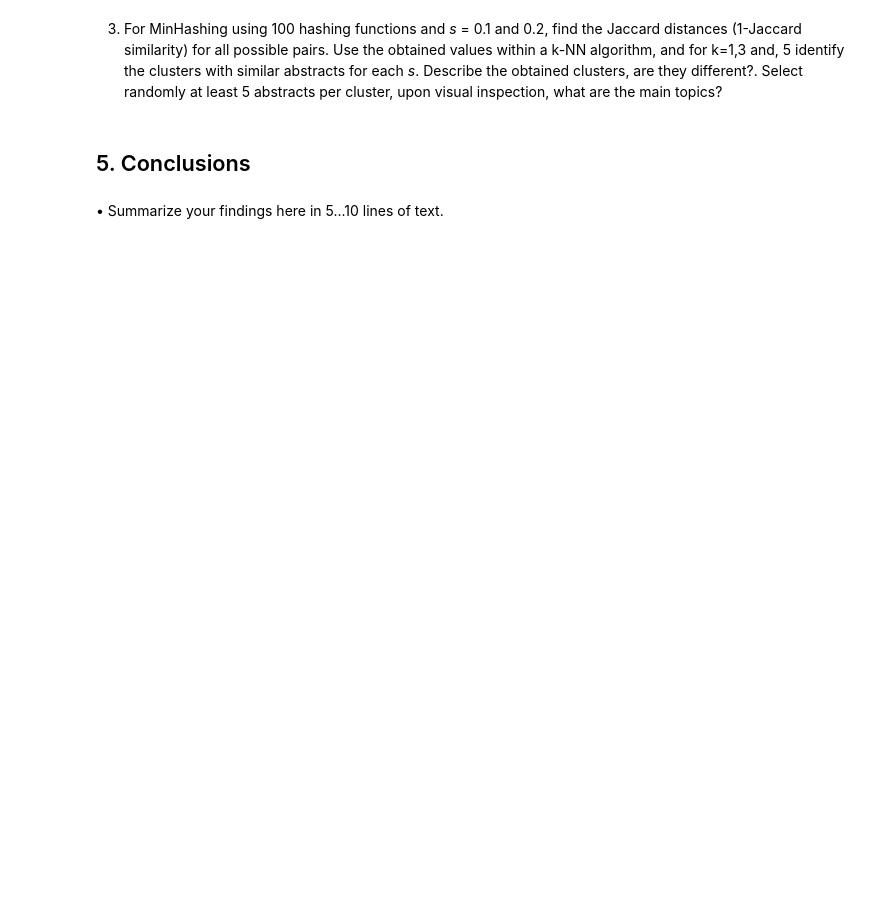
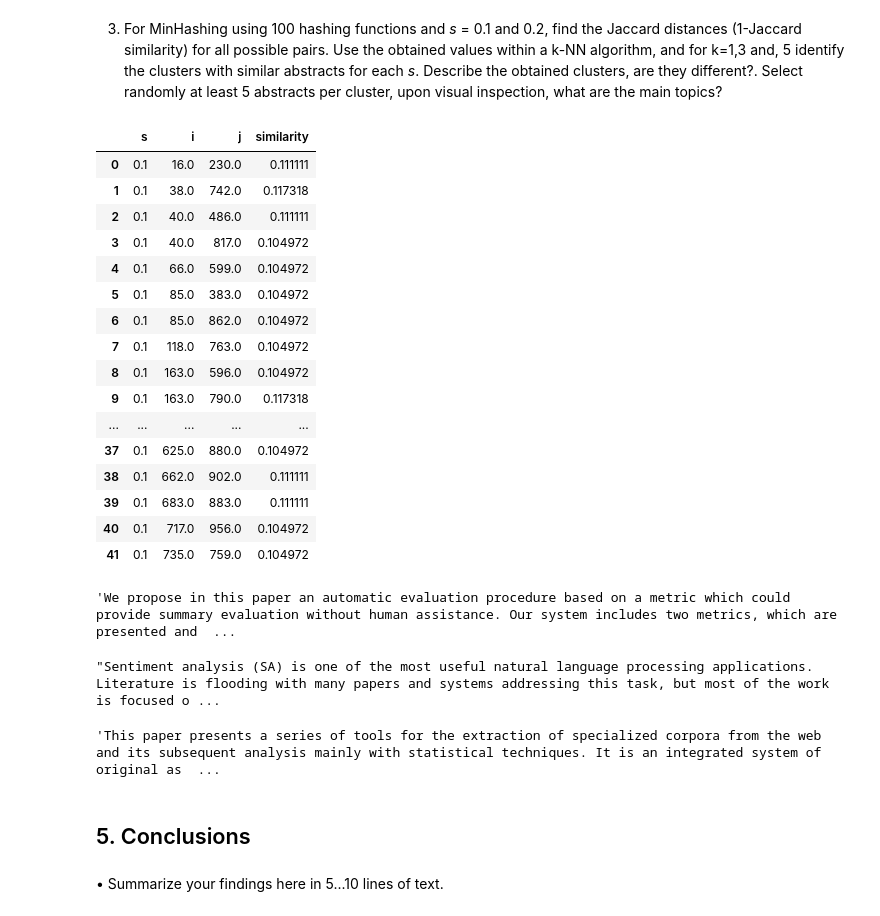
Before and after one commit to AlexTouvras/FindingSimilarItems, a Jupyter notebook: Mining_information.ipynb, the cells around one changed output. Saved outputs shown, nothing was run; the diff lists cells and outputs as text; code cells hidden in the pictures; blank space fills up the shorter version.

Commit message:
some progress on task 3, but not completed

```diff
--- a/Mining_information.ipynb
+++ b/Mining_information.ipynb
@@ -343,5 +484,37 @@ df_results_1
 # %% [markdown]
    3. For MinHashing using 100 hashing functions and *s* = 0.1 and 0.2,  find the Jaccard distances (1-Jaccard similarity) for all possible pairs. Use the obtained values within a k-NN algorithm, and for k=1,3 and, 5 identify the clusters with similar abstracts for each *s*. Describe the obtained clusters, are they different?. Select randomly at least 5 abstracts per cluster, upon visual inspection, what are the main topics?
+# %%
+df_results_3
+# %% [output]
+|  | s | i | j | similarity |
+| 0 | 0.1 | 16.0 | 230.0 | 0.111111 |
+| 1 | 0.1 | 38.0 | 742.0 | 0.117318 |
+| 2 | 0.1 | 40.0 | 486.0 | 0.111111 |
+| 3 | 0.1 | 40.0 | 817.0 | 0.104972 |
+| 4 | 0.1 | 66.0 | 599.0 | 0.104972 |
+| 5 | 0.1 | 85.0 | 383.0 | 0.104972 |
+| 6 | 0.1 | 85.0 | 862.0 | 0.104972 |
+| 7 | 0.1 | 118.0 | 763.0 | 0.104972 |
+| 8 | 0.1 | 163.0 | 596.0 | 0.104972 |
+| 9 | 0.1 | 163.0 | 790.0 | 0.117318 |
+| ... | ... | ... | ... | ... |
+| 37 | 0.1 | 625.0 | 880.0 | 0.104972 |
+| 38 | 0.1 | 662.0 | 902.0 | 0.111111 |
+| 39 | 0.1 | 683.0 | 883.0 | 0.111111 |
+| 40 | 0.1 | 717.0 | 956.0 | 0.104972 |
+| 41 | 0.1 | 735.0 | 759.0 | 0.104972 |
+# %%
+abstracts_random[226]
+# %% [output]
+'We propose in this paper an automatic evaluation procedure based on a metric which could provide summary evaluation without human assistance. Our system includes two metrics, which are presented and  ...
+# %%
+abstracts_random[347]
+# %% [output]
+"Sentiment analysis (SA) is one of the most useful natural language processing applications. Literature is flooding with many papers and systems addressing this task, but most of the work is focused o ...
+# %%
+abstracts_random[423]
+# %% [output]
+'This paper presents a series of tools for the extraction of specialized corpora from the web and its subsequent analysis mainly with statistical techniques. It is an integrated system of original as  ...
 # %% [markdown]
 ## 5.	Conclusions
 # %% [markdown]
```
Also changed, not shown: parts of 12 cells of this notebook.
